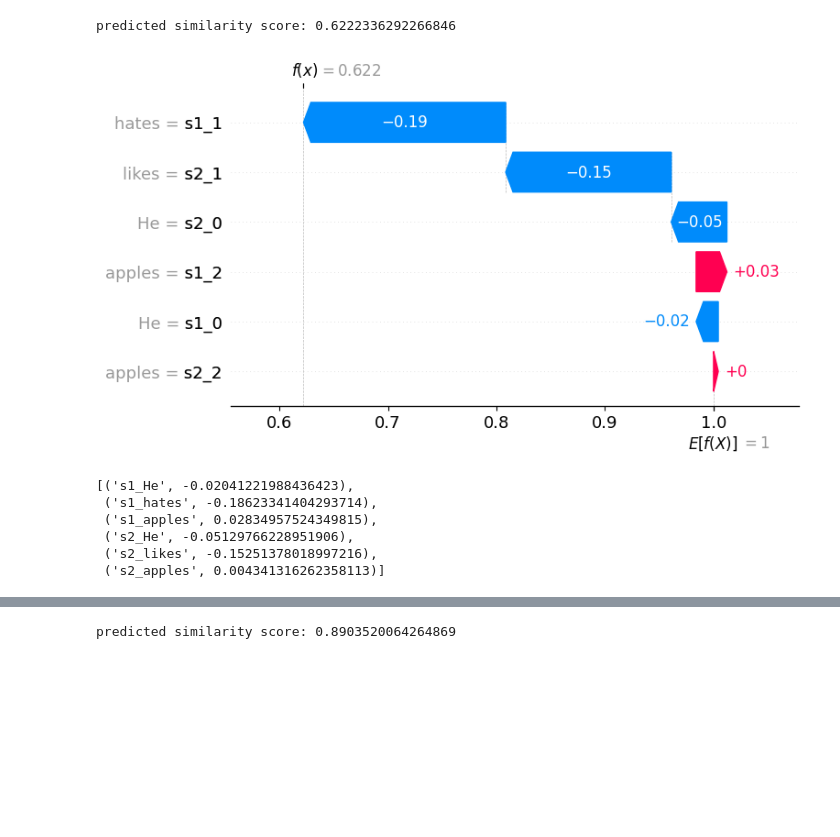
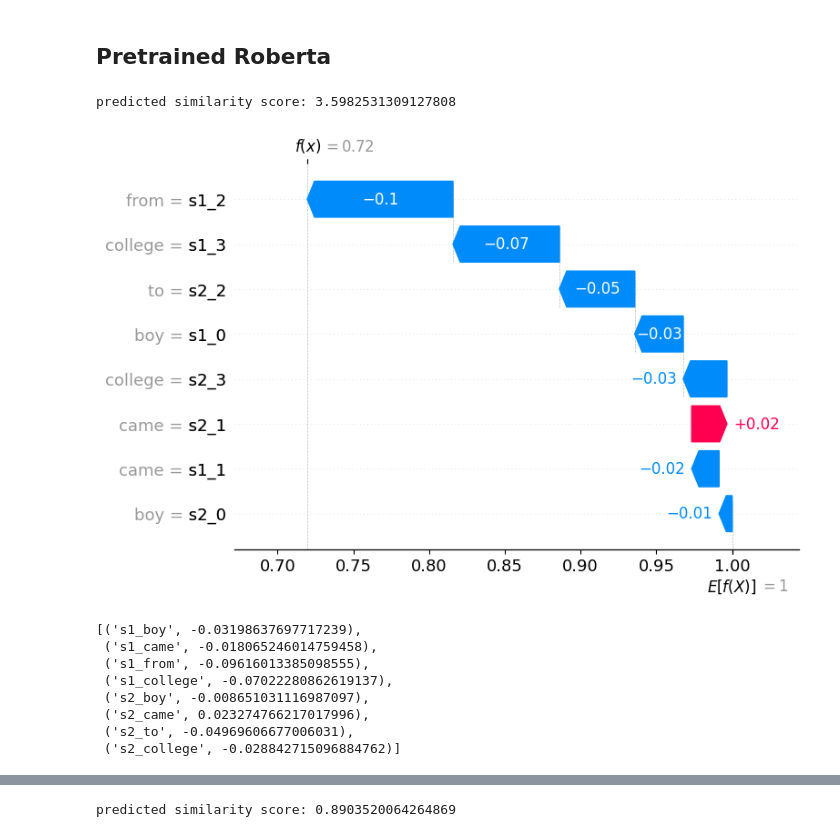
Before and after one commit to tanalpha-aditya/Advanced_Semantic_similarity, a Jupyter notebook: sts_explainability.ipynb, the cells around one changed output, grey strips where cells are left out. Drawn from its saved outputs; the diff is of its cells as text; code cells hidden in the pictures; blank space fills up the shorter version.

```diff
--- a/sts_explainability.ipynb
+++ b/sts_explainability.ipynb
@@ -3,22 +3,26 @@ from sts_pair_explainer import ExplainableSTS
 
 # initialise the explainable sts metric
 model = ExplainableSTS('sbert') # to use sbert, pass argument 'sbert'
+# %% [markdown]
+## Pretrained Roberta
 # %%
-s1 = 'He hates apples'
-s2 = 'He likes apples'
+s1 = 'boy came from college'
+s2 = 'boy came to college'
 
 # get the similarity score between the sentences
 sim_score = model(s1, s2)
-print('predicted similarity score:', sim_score)
+print('predicted similarity score:', sim_score*5)
 
 # get the explanation
 model.explain(s1, s2, plot=True)
 # %% [output]
-predicted similarity score: 0.6222336292266846
+predicted similarity score: 3.5982531309127808
-[figure, old version]
+[figure, new version]
-[('s1_He', -0.02041221988436423),
- ('s1_hates', -0.18623341404293714),
- ('s1_apples', 0.02834957524349815),
- ('s2_He', -0.05129766228951906),
- ('s2_likes', -0.15251378018997216),
- ('s2_apples', 0.004341316262358113)]
+[('s1_boy', -0.03198637697717239),
+ ('s1_came', -0.018065246014759458),
+ ('s1_from', -0.09616013385098555),
+ ('s1_college', -0.07022280862619137),
+ ('s2_boy', -0.008651031116987097),
+ ('s2_came', 0.023274766217017996),
+ ('s2_to', -0.04969606677006031),
+ ('s2_college', -0.028842715096884762)]
```
Also changed, not shown: parts of 2 cells of this notebook, 10 other files.
